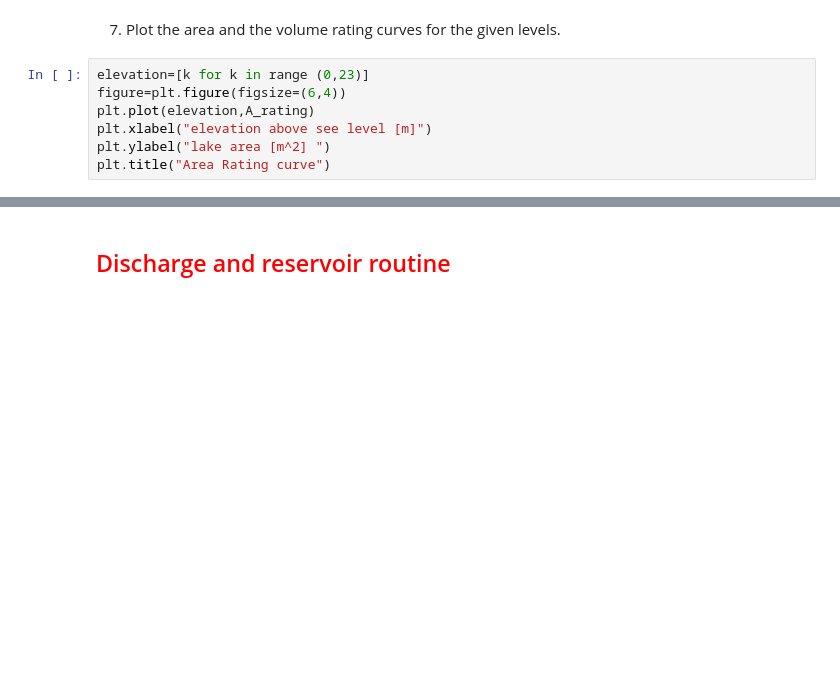
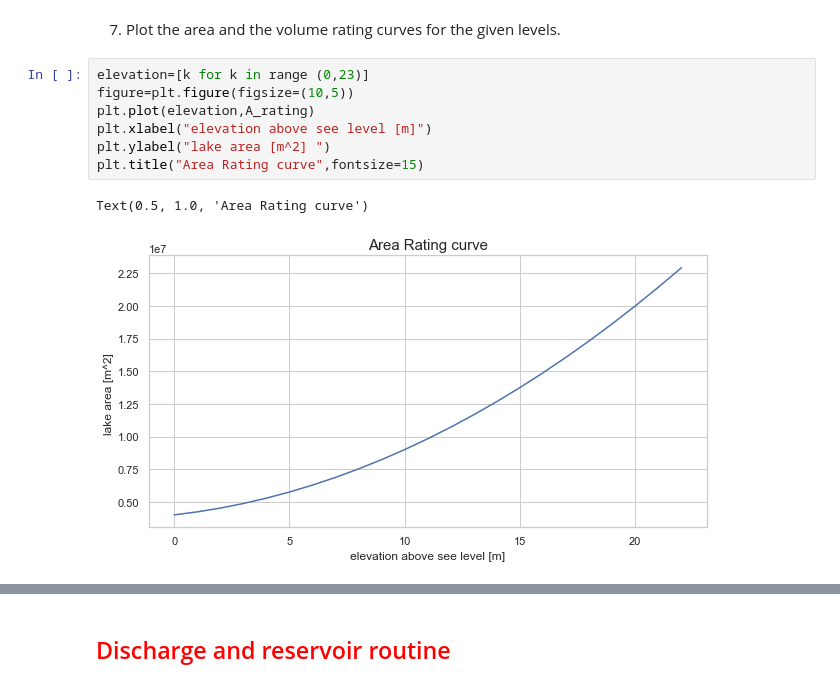
Before and after one commit to romainphan/WRE, a Jupyter notebook: Main.ipynb, the cells around one changed output, grey strips where cells are left out. Cells and saved outputs as stored; diff of their text form; blank space fills up the shorter version.

```diff
--- a/Main.ipynb
+++ b/Main.ipynb
@@ -102,10 +102,13 @@ plot_model(K_sat, c, t_sub, z, P, K_c, n_years=100, s_0 = 0, V_sup_0 = 0, V_sub_
 7. Plot the area and the volume rating curves for the given levels.
 # %%
 elevation=[k for k in range (0,23)]
-figure=plt.figure(figsize=(6,4))
+figure=plt.figure(figsize=(10,5))
 plt.plot(elevation,A_rating)
 plt.xlabel("elevation above see level [m]")
 plt.ylabel("lake area [m^2] ")
-plt.title("Area Rating curve")
+plt.title("Area Rating curve",fontsize=15)
+# %% [output]
+Text(0.5, 1.0, 'Area Rating curve')
+[figure, added]
 # %%
 V_rating=vol_rat_curve(A_rating)
```
Also changed, not shown: parts of 37 cells of this notebook, 1 other file.
